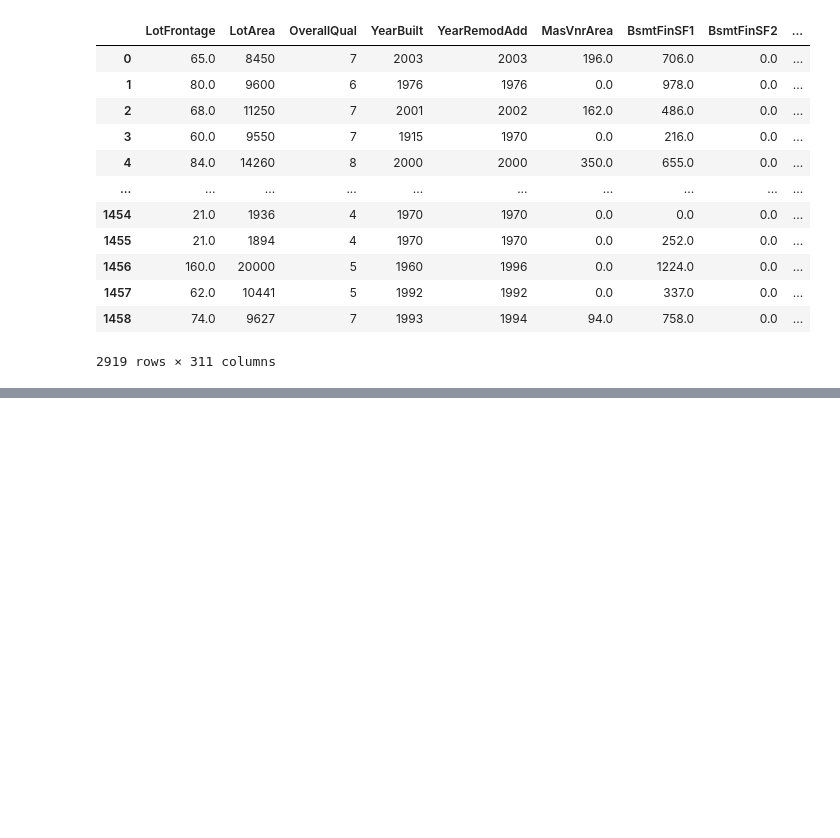
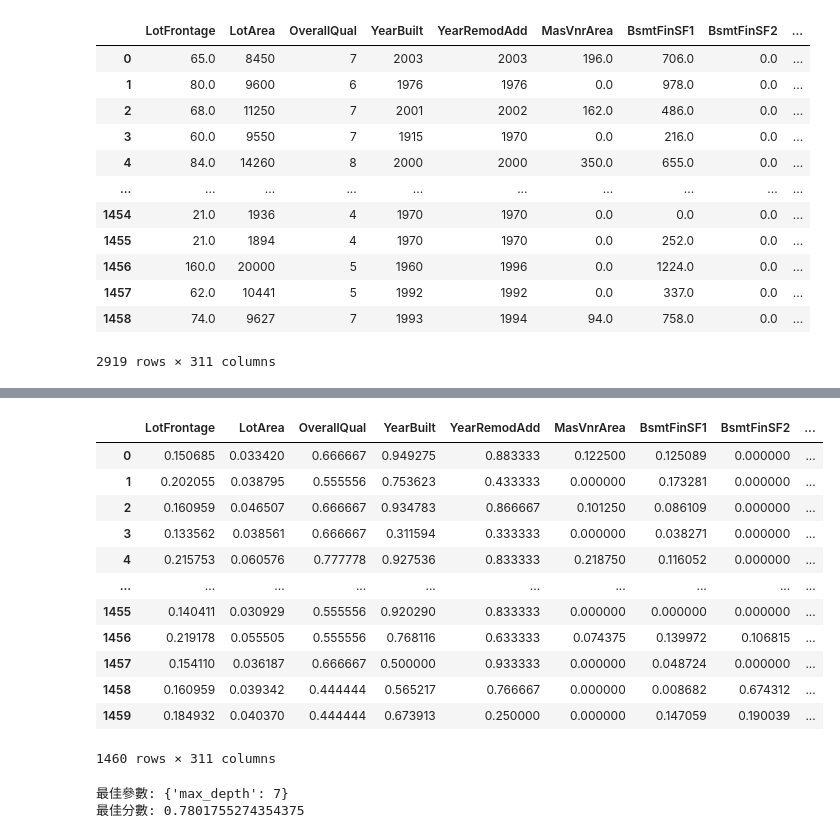
Before and after one commit to pkwbim/ai-learning, a Jupyter notebook: HousePrices_AdvancedRegressionTechniques.ipynb, the cells around one changed output, grey strips where cells are left out. Cells and saved outputs as stored; diff of their text form; code cells hidden in the pictures; blank space fills up the shorter version.

```diff
--- a/HousePrices_AdvancedRegressionTechniques.ipynb
+++ b/HousePrices_AdvancedRegressionTechniques.ipynb
@@ -79,0 +111,28 @@ datas
+# %%
+
+from sklearn.preprocessing import MinMaxScaler, StandardScaler, RobustScaler
+
+# 取列: iloc(看實際是第幾列), loc(看列標籤)
+# [第一列, 第二列....]
+x_train = datas.iloc[:len(train_df)]
+x_predict = datas.iloc[len(train_df):]
+y_train = train_df["SalePrice"]
+scaler = MinMaxScaler()
+datas_scale = pd.DataFrame(scaler.fit_transform(datas), columns=datas.columns)
+x_train_scale = datas_scale.iloc[:len(train_df)]
+x_test_scale = datas_scale.iloc[len(train_df):]
+x_train_scale
+# %% [output]
+|  | LotFrontage | LotArea | OverallQual | YearBuilt | YearRemodAdd | MasVnrArea | BsmtFinSF1 | BsmtFinSF2 | ... |
+| 0 | 0.150685 | 0.033420 | 0.666667 | 0.949275 | 0.883333 | 0.122500 | 0.125089 | 0.000000 | ... |
+| 1 | 0.202055 | 0.038795 | 0.555556 | 0.753623 | 0.433333 | 0.000000 | 0.173281 | 0.000000 | ... |
+| 2 | 0.160959 | 0.046507 | 0.666667 | 0.934783 | 0.866667 | 0.101250 | 0.086109 | 0.000000 | ... |
+| 3 | 0.133562 | 0.038561 | 0.666667 | 0.311594 | 0.333333 | 0.000000 | 0.038271 | 0.000000 | ... |
+| 4 | 0.215753 | 0.060576 | 0.777778 | 0.927536 | 0.833333 | 0.218750 | 0.116052 | 0.000000 | ... |
+| ... | ... | ... | ... | ... | ... | ... | ... | ... | ... |
+| 1455 | 0.140411 | 0.030929 | 0.555556 | 0.920290 | 0.833333 | 0.000000 | 0.000000 | 0.000000 | ... |
+| 1456 | 0.219178 | 0.055505 | 0.555556 | 0.768116 | 0.633333 | 0.074375 | 0.139972 | 0.106815 | ... |
+| 1457 | 0.154110 | 0.036187 | 0.666667 | 0.500000 | 0.933333 | 0.000000 | 0.048724 | 0.000000 | ... |
+| 1458 | 0.160959 | 0.039342 | 0.444444 | 0.565217 | 0.766667 | 0.000000 | 0.008682 | 0.674312 | ... |
+| 1459 | 0.184932 | 0.040370 | 0.444444 | 0.673913 | 0.250000 | 0.000000 | 0.147059 | 0.190039 | ... |
+1460 rows × 311 columns
@@ -79,0 +148,14 @@ datas
+# %%
+regr = DecisionTreeRegressor()  #clf = KNeighborsClassifier()
+params = {
+    "max_depth":range(5, 70)
+}
+grid = GridSearchCV(regr, params, cv=10, n_jobs=4, scoring='r2')
+grid.fit(x_train_scale, y_train)
+best2 = grid.best_estimator_
+
+print("最佳參數:", grid.best_params_)
+print("最佳分數:", grid.best_score_)
+# %% [output]
+最佳參數: {'max_depth': 7}
+最佳分數: 0.7801755274354375
```
Also changed, not shown: parts of 5 cells of this notebook.
